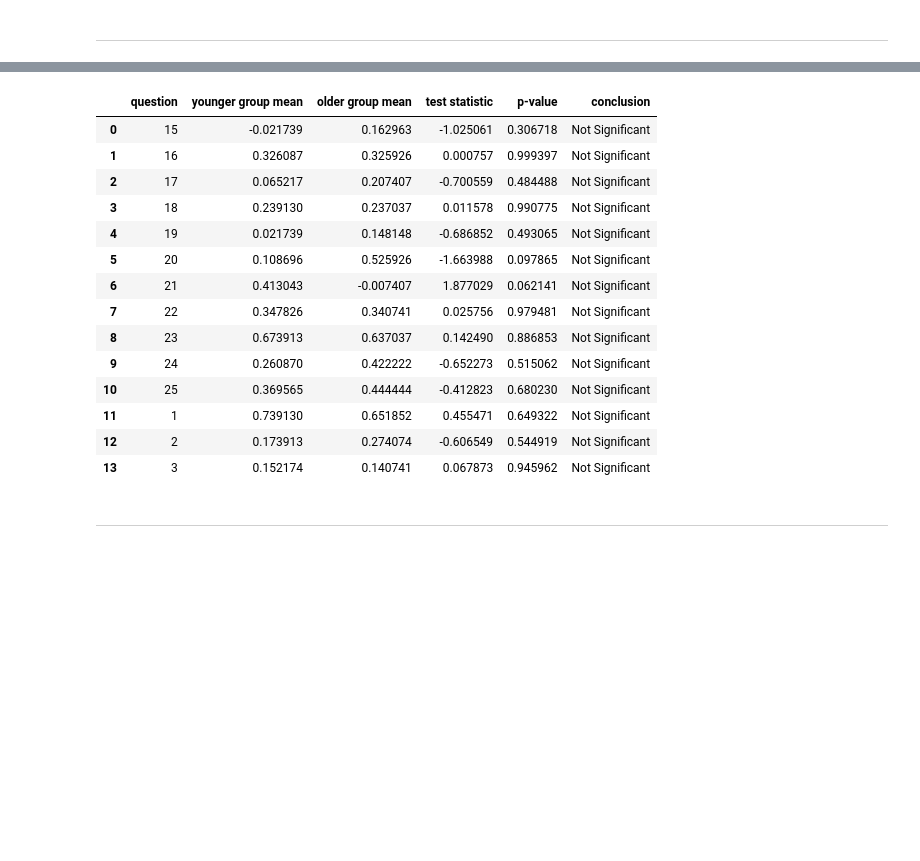
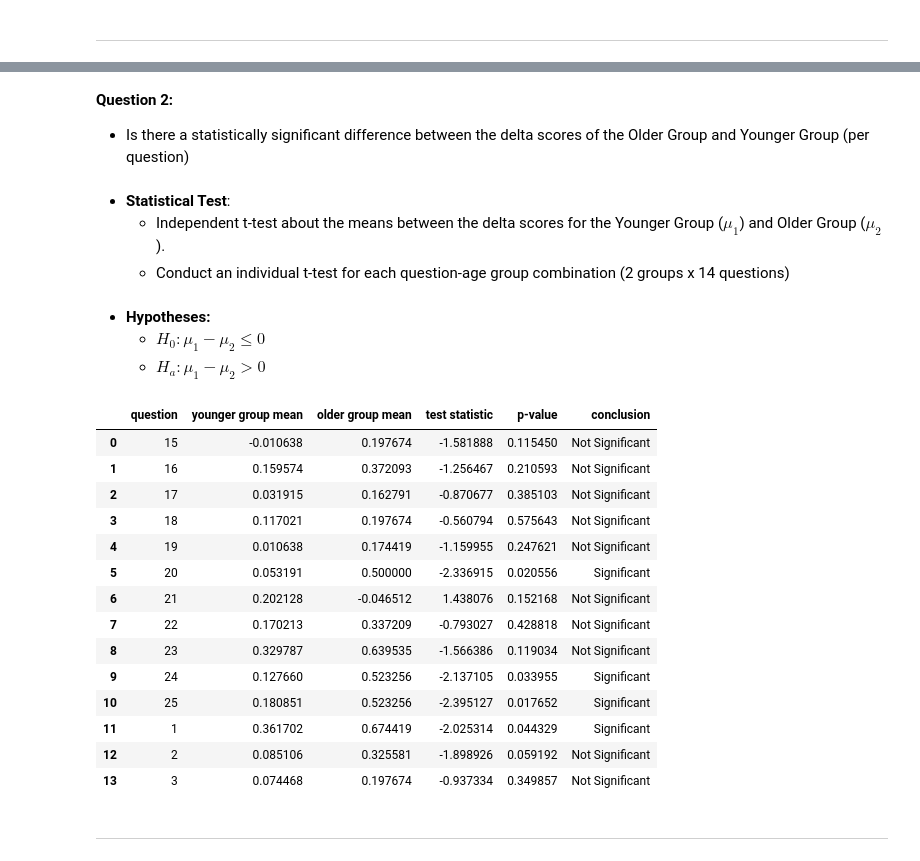
Before and after one commit to josh97ellis/omaha-girls-rock-analysis, a Jupyter notebook: notebooks/analysis.ipynb, the cells around one changed output, grey strips where cells are left out. Saved outputs shown, nothing was run; the diff lists cells and outputs as text; code cells hidden in the pictures; blank space fills up the shorter version.

Commit message:
Finalized Statistical Tests

```diff
--- a/notebooks/analysis.ipynb
+++ b/notebooks/analysis.ipynb
@@ -84,17 +67,19 @@ $$H_a: \mu_d > 0$$
 # %%
-age_data = data[['age_group', 'question', 'score_pretest', 'score_posttest', 'delta']].copy()
+age_data = data_transformed[['age_group', 'question', 'score_pretest', 'score_posttest', 'delta']].copy()
 
-data_li = []
-for group in age_data['age_group'].unique():
+# Prepare a list of individual dataframes for each test (28 Total)
+sample_data_list = []
+for age_group in age_data['age_group'].unique():
     for question in age_data['question'].unique():
         test_data = (
             age_data[
-                (age_data['age_group'] == group) &
+                (age_data['age_group'] == age_group) &
                 (age_data['question'] == question)]
             [['age_group', 'question', 'score_pretest', 'score_posttest']]
         )
-        data_li.append(test_data)
+        sample_data_list.append(test_data)
 
+# field lists for results table
 group_li = []
 question_li = []
 pretest_mean_li = []
@@ -103,7 +88,8 @@ test_statistic_li = []
 pvalue_li = []
 conclusion_li = []
 
-for sample in data_li:
+# Run a dependent t-test for each dataframe in data_list and store results in the respective field list
+for sample in sample_data_list:
     # Get Pre and Post Test Scores
     pretest_scores = sample['score_pretest']
     posttest_scores = sample['score_posttest']
@@ -117,18 +103,20 @@ for sample in data_li:
     # Create Results
     pvalue = test[1]
 
-    if pvalue < .05:
+    if round(pvalue, 3) <= .050:
         conclusion_li.append('Significant')
     else:
         conclusion_li.append('Not Significant')
 
-    pvalue_li.append(round(pvalue, 4))
-    test_statistic_li.append(round(test[0], 4))
+    pvalue_li.append(round(pvalue, 3))
+    test_statistic_li.append(round(test[0], 3))
     group_li.append(sample.iloc[0,0])
     question_li.append(sample.iloc[0,1])
-    pretest_mean_li.append(round(pretest_scores.mean(), 4))
-    posttest_mean_li.append(round(posttest_scores.mean(), 4))
+    pretest_mean_li.append(round(pretest_scores.mean(), 3))
+    posttest_mean_li.append(round(posttest_scores.mean(), 3))
 
+
+# create results table
 results = pd.DataFrame({
     'group': group_li,
     'question': question_li,
@@ -161,58 +149,67 @@ results
+# %% [markdown]
+**Question 2:**
+- Is there a statistically significant difference between the delta scores of the Older Group and Younger Group (per question)
+# %% [markdown]
+- **Statistical Test**:
+    - Independent t-test about the means between the delta scores for the Younger Group ($\mu_1$) and Older Group ($\mu_2$).
+    - Conduct an individual t-test for each question-age group combination (2 groups x 14 questions)
+# %% [markdown]
+- **Hypotheses:**
+    - $𝐻_0: \mu_1 − \mu_2 \le 0$
+    - $𝐻_a: \mu_1 − \mu_2 > 0$
 # %%
-import numpy as np
-
-y_mean_li = []
-o_mean_li = []
+mean_younger_li = []
+mean_older_li = []
 question_li = []
 pvalue_li = []
 test_statistic_li = []
 conclusion_li = []
 
 for question in age_data['question'].unique():
     younger_delta = age_data[(age_data['question']==question) & (age_data['age_group']=='younger group')]['delta']
     older_delta = age_data[(age_data['question']==question) & (age_data['age_group']=='older group')]['delta']
 
     ttest = stats.ttest_ind(younger_delta, older_delta)
     test_statistic = ttest[0]
     pvalue = ttest[1]
 
     if pvalue < .05:
         conclusion_li.append('Significant')
     else:
         conclusion_li.append('Not Significant')
 
     question_li.append(question)
-    y_mean_li.append(np.mean(younger_delta))
-    o_mean_li.append(np.mean(older_delta))
+    mean_younger_li.append(np.mean(younger_delta))
+    mean_older_li.append(np.mean(older_delta))
     test_statistic_li.append(test_statistic)
     pvalue_li.append(pvalue)
 
 results = pd.DataFrame({
     'question': question_li,
-    'younger group mean': y_mean_li,
-    'older group mean': o_mean_li,
+    'younger group mean': mean_younger_li,
+    'older group mean': mean_older_li,
     'test statistic': test_statistic_li,
     'p-value': pvalue_li,
     'conclusion': conclusion_li
 })
 
 results
 # %% [output]
 |  | question | younger group mean | older group mean | test statistic | p-value | conclusion |
-| 0 | 15 | -0.021739 | 0.162963 | -1.025061 | 0.306718 | Not Significant |
-| 1 | 16 | 0.326087 | 0.325926 | 0.000757 | 0.999397 | Not Significant |
-| 2 | 17 | 0.065217 | 0.207407 | -0.700559 | 0.484488 | Not Significant |
-| 3 | 18 | 0.239130 | 0.237037 | 0.011578 | 0.990775 | Not Significant |
-| 4 | 19 | 0.021739 | 0.148148 | -0.686852 | 0.493065 | Not Significant |
-| 5 | 20 | 0.108696 | 0.525926 | -1.663988 | 0.097865 | Not Significant |
-| 6 | 21 | 0.413043 | -0.007407 | 1.877029 | 0.062141 | Not Significant |
-| 7 | 22 | 0.347826 | 0.340741 | 0.025756 | 0.979481 | Not Significant |
-| 8 | 23 | 0.673913 | 0.637037 | 0.142490 | 0.886853 | Not Significant |
-| 9 | 24 | 0.260870 | 0.422222 | -0.652273 | 0.515062 | Not Significant |
-| 10 | 25 | 0.369565 | 0.444444 | -0.412823 | 0.680230 | Not Significant |
-| 11 | 1 | 0.739130 | 0.651852 | 0.455471 | 0.649322 | Not Significant |
-| 12 | 2 | 0.173913 | 0.274074 | -0.606549 | 0.544919 | Not Significant |
-| 13 | 3 | 0.152174 | 0.140741 | 0.067873 | 0.945962 | Not Significant |
+| 0 | 15 | -0.010638 | 0.197674 | -1.581888 | 0.115450 | Not Significant |
+| 1 | 16 | 0.159574 | 0.372093 | -1.256467 | 0.210593 | Not Significant |
+| 2 | 17 | 0.031915 | 0.162791 | -0.870677 | 0.385103 | Not Significant |
+| 3 | 18 | 0.117021 | 0.197674 | -0.560794 | 0.575643 | Not Significant |
+| 4 | 19 | 0.010638 | 0.174419 | -1.159955 | 0.247621 | Not Significant |
+| 5 | 20 | 0.053191 | 0.500000 | -2.336915 | 0.020556 | Significant |
+| 6 | 21 | 0.202128 | -0.046512 | 1.438076 | 0.152168 | Not Significant |
+| 7 | 22 | 0.170213 | 0.337209 | -0.793027 | 0.428818 | Not Significant |
+| 8 | 23 | 0.329787 | 0.639535 | -1.566386 | 0.119034 | Not Significant |
+| 9 | 24 | 0.127660 | 0.523256 | -2.137105 | 0.033955 | Significant |
+| 10 | 25 | 0.180851 | 0.523256 | -2.395127 | 0.017652 | Significant |
+| 11 | 1 | 0.361702 | 0.674419 | -2.025314 | 0.044329 | Significant |
+| 12 | 2 | 0.085106 | 0.325581 | -1.898926 | 0.059192 | Not Significant |
+| 13 | 3 | 0.074468 | 0.197674 | -0.937334 | 0.349857 | Not Significant |
 # %% [markdown]
 ---
 # %% [markdown]
```
Also changed, not shown: parts of 36 cells of this notebook, 2 other files.
